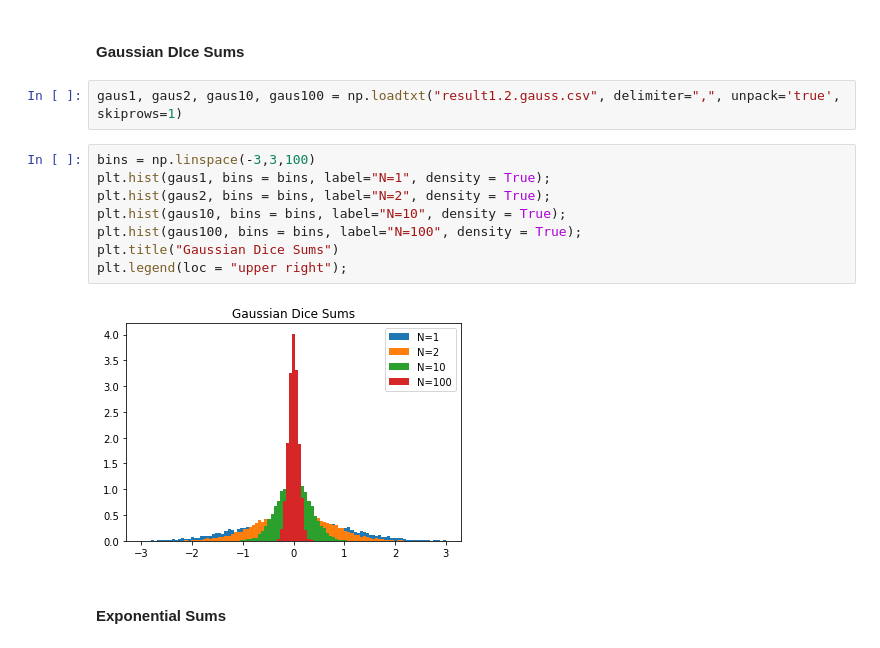
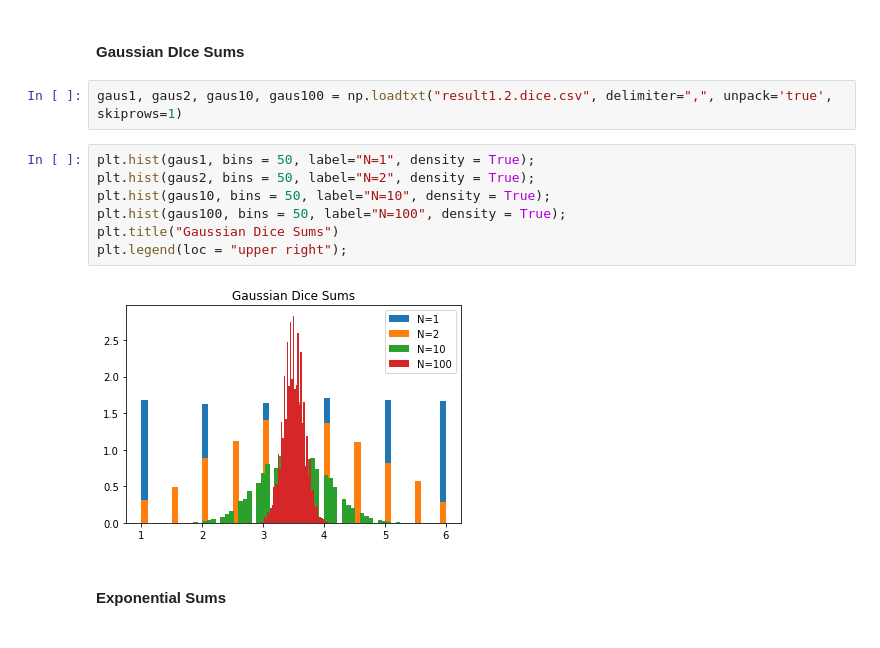
Before and after one commit to rcote98/LSN_exercise_delivery, a Jupyter notebook: esercitazione1/esercitazione1.ipynb, the cells around one changed output. Drawn from its saved outputs; the diff is of its cells as text.

```diff
--- a/esercitazione1/esercitazione1.ipynb
+++ b/esercitazione1/esercitazione1.ipynb
@@ -54,17 +54,16 @@ Note that you can try to fit the case $N=100$ with a Gaussian for standard and e
 # %% [markdown]
 #### Gaussian DIce Sums
 # %%
-gaus1, gaus2, gaus10, gaus100 = np.loadtxt("result1.2.gauss.csv", delimiter=",", unpack='true', skiprows=1)
+gaus1, gaus2, gaus10, gaus100 = np.loadtxt("result1.2.dice.csv", delimiter=",", unpack='true', skiprows=1)
 # %%
-bins = np.linspace(-3,3,100)
-plt.hist(gaus1, bins = bins, label="N=1", density = True);
-plt.hist(gaus2, bins = bins, label="N=2", density = True);
-plt.hist(gaus10, bins = bins, label="N=10", density = True);
-plt.hist(gaus100, bins = bins, label="N=100", density = True);
+plt.hist(gaus1, bins = 50, label="N=1", density = True);
+plt.hist(gaus2, bins = 50, label="N=2", density = True);
+plt.hist(gaus10, bins = 50, label="N=10", density = True);
+plt.hist(gaus100, bins = 50, label="N=100", density = True);
 plt.title("Gaussian Dice Sums")
 plt.legend(loc = "upper right");
 # %% [output]
-[figure, old version]
+[figure, new version]
 # %% [markdown]
 #### Exponential Sums
 # %%
```
Also changed, not shown: parts of 5 cells of this notebook, 31 other files.
